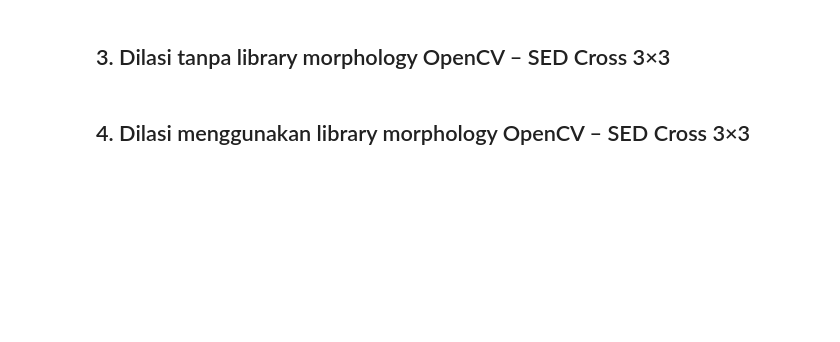
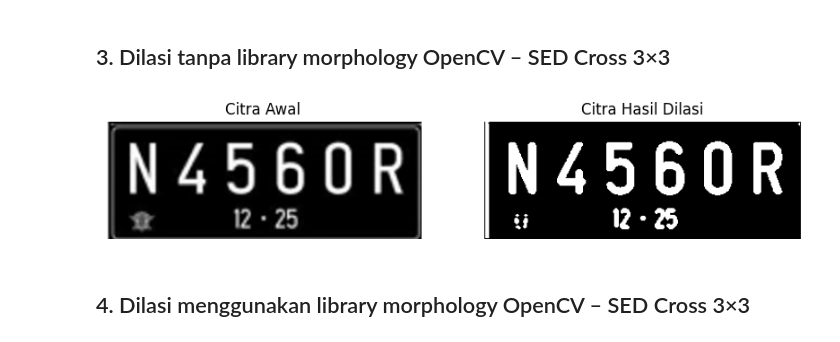
Before and after one commit to ayuannisa17/PCdVK_ganjil_2026, a Jupyter notebook: Week9.ipynb, the cells around one changed output. Saved outputs shown, nothing was run; the diff lists cells and outputs as text; code cells hidden in the pictures; blank space fills up the shorter version.

```diff
--- a/Week9.ipynb
+++ b/Week9.ipynb
@@ -92,2 +36,68 @@ show_images([img_d, thresh, imgD],
+# %%
+# NOMOR 3 - DILASI TANPA LIBRARY
+
+import cv2
+import numpy as np
+import matplotlib.pyplot as plt
+
+# Lokasi gambar
+IMAGE_DIR = '/content/drive/MyDrive/PCdVK'
+
+PLATE_PATH = IMAGE_DIR + '/plat nomor.png'
+KITTEN_PATH = IMAGE_DIR + '/kitten1.png'
+LILY_PATH = IMAGE_DIR + '/lily.png'
+
+# Membaca gambar
+img_d = cv2.imread(PLATE_PATH, 0)
+
+# Threshold
+ret, thresh = cv2.threshold(
+    img_d, 125, 200, cv2.THRESH_BINARY
+)
+
+# Fungsi dilasi
+def dilasi_citra(F, w):
+    p, q = F.shape
+    imgD = np.zeros((p, q), dtype=np.uint8)
+
+    SED = np.array([
+        [0, 1, 0],
+        [1, 1, 1],
+        [0, 1, 0]
+    ], dtype=np.uint8)
+
+    constant = (w - 1) // 2
+
+    for i in range(constant, p - constant):
+        for j in range(constant, q - constant):
+            temp = F[
+                i-constant:i+constant+1,
+                j-constant:j+constant+1
+            ]
+            product = temp * SED
+            imgD[i, j] = np.max(product)
+
+    return imgD
+
+# Proses dilasi
+w = 3
+imgD = dilasi_citra(thresh, w)
+
+# Menampilkan hasil
+plt.figure(figsize=(10, 5))
+
+plt.subplot(121)
+plt.imshow(img_d, cmap='gray')
+plt.title('Citra Awal')
+plt.axis('off')
+
+plt.subplot(122)
+plt.imshow(imgD, cmap='gray')
+plt.title('Citra Hasil Dilasi')
+plt.axis('off')
+
+plt.show()
+# %% [output]
+[figure, added]
 # %% [markdown]
 ## 4. Dilasi menggunakan library morphology OpenCV – SED Cross 3×3
```
Also changed, not shown: parts of 38 cells of this notebook.
